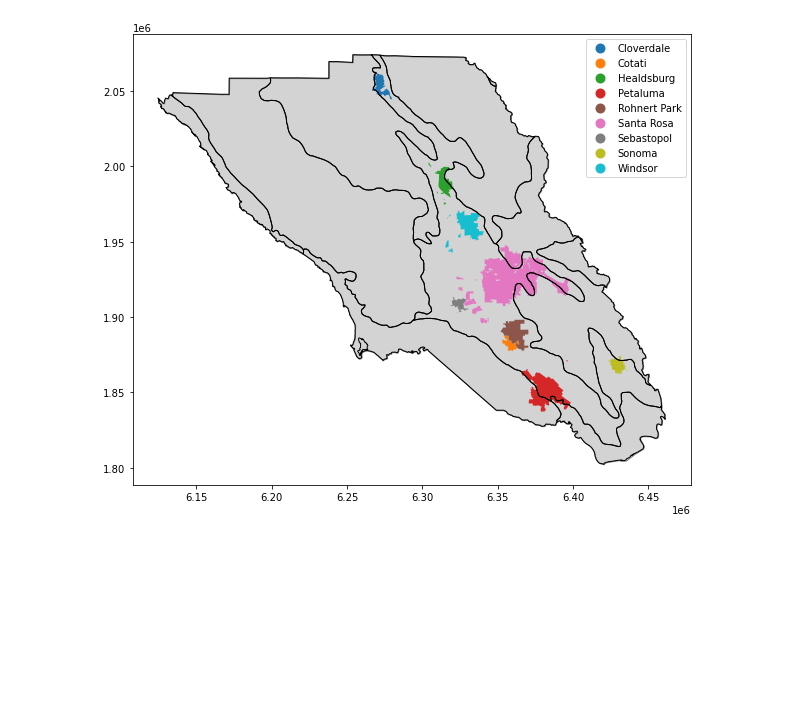
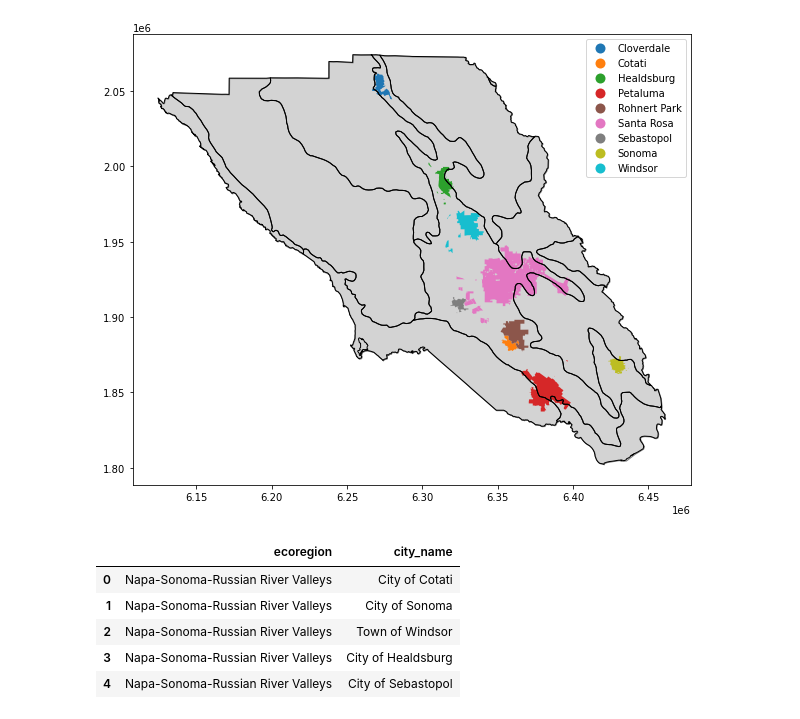
Before and after one commit to acmarley-erg/soco_resilience, a Jupyter notebook: py/zone_stats.ipynb, the cells around one changed output. Saved outputs shown, nothing was run; the diff lists cells and outputs as text; code cells hidden in the pictures; blank space fills up the shorter version.

```diff
--- a/py/zone_stats.ipynb
+++ b/py/zone_stats.ipynb
@@ -342,3 +345,18 @@ ecoregions_simp.plot(ax=ax, color = "None")
 # %% [output]
 <AxesSubplot:>
 [figure]
+# %%
+# intersect cities with ecoregions
+inc_cities_zones = gpd.overlay(cities, ecoregions_simp, how='intersection')
+# %%
+# simplify
+inc_cities_zones_simp = inc_cities_zones[["l4_simple", "FULL_NAME"]]
+inc_cities_zones_simp = inc_cities_zones_simp.rename(columns = {'l4_simple': 'ecoregion', 'FULL_NAME': 'city_name'})
+inc_cities_zones_simp.head()
+# %% [output]
+|  | ecoregion | city_name |
+| 0 | Napa-Sonoma-Russian River Valleys | City of Cotati |
+| 1 | Napa-Sonoma-Russian River Valleys | City of Sonoma |
+| 2 | Napa-Sonoma-Russian River Valleys | Town of Windsor |
+| 3 | Napa-Sonoma-Russian River Valleys | City of Healdsburg |
+| 4 | Napa-Sonoma-Russian River Valleys | City of Sebastopol |
```
Also changed, not shown: parts of 12 cells of this notebook.
